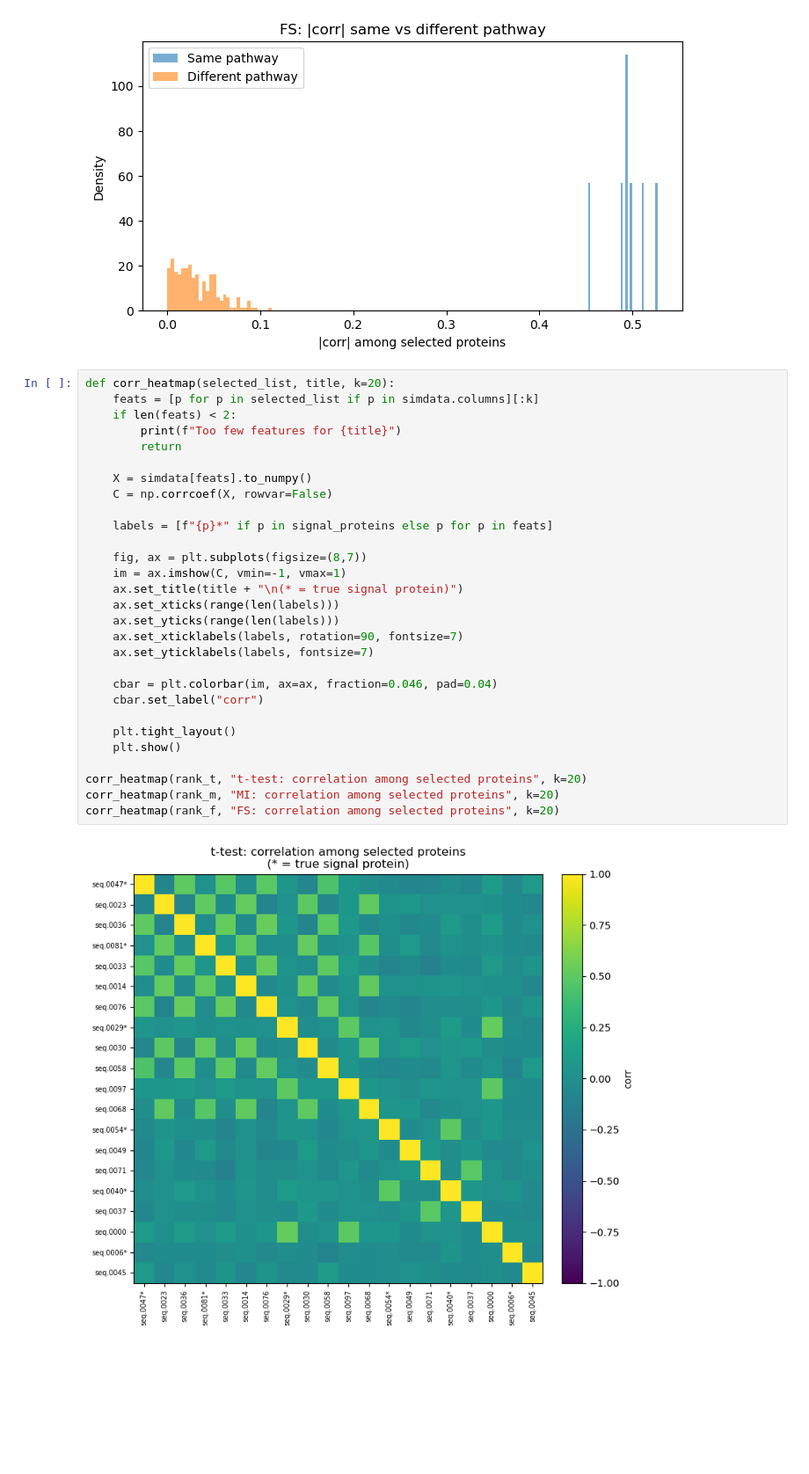
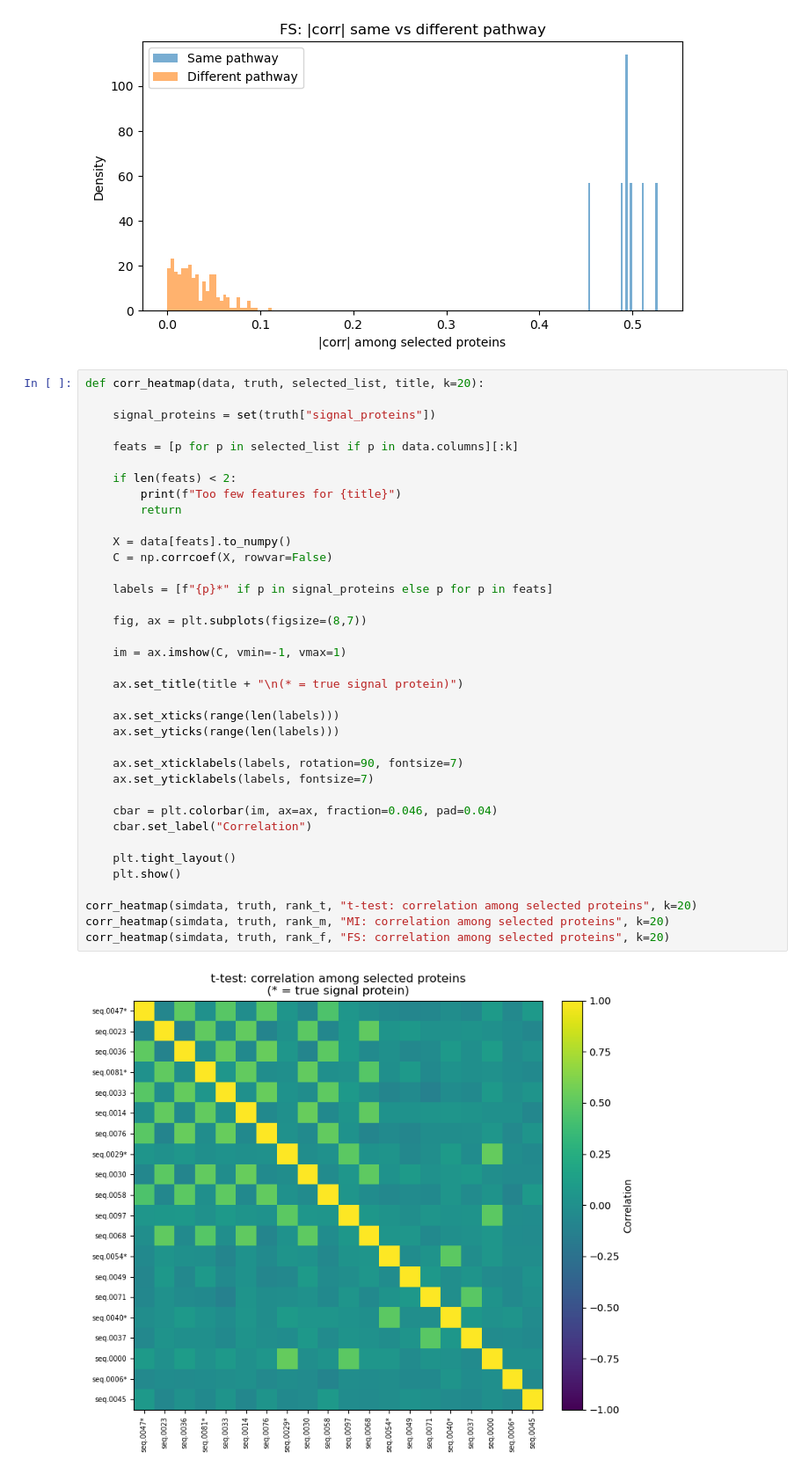
Before and after one commit to andreasjak/MSc26_Proteomics, a Jupyter notebook: notebooks/06_eda_simdata.ipynb, the cells around one changed output. Shown at 88% size. Cells and saved outputs as stored; diff of their text form; blank space fills up the shorter version.

```diff
--- a/notebooks/06_eda_simdata.ipynb
+++ b/notebooks/06_eda_simdata.ipynb
@@ -794,33 +796,41 @@ corr_same_vs_diff(rank_f, "FS: |corr| same vs different pathway", k=20)
 [figure]
 [figure]
 # %%
-def corr_heatmap(selected_list, title, k=20):
-    feats = [p for p in selected_list if p in simdata.columns][:k]
+def corr_heatmap(data, truth, selected_list, title, k=20):
+
+    signal_proteins = set(truth["signal_proteins"])
+
+    feats = [p for p in selected_list if p in data.columns][:k]
+
     if len(feats) < 2:
         print(f"Too few features for {title}")
         return
 
-    X = simdata[feats].to_numpy()
+    X = data[feats].to_numpy()
     C = np.corrcoef(X, rowvar=False)
 
     labels = [f"{p}*" if p in signal_proteins else p for p in feats]
 
     fig, ax = plt.subplots(figsize=(8,7))
+
     im = ax.imshow(C, vmin=-1, vmax=1)
+
     ax.set_title(title + "\n(* = true signal protein)")
+
     ax.set_xticks(range(len(labels)))
     ax.set_yticks(range(len(labels)))
+
     ax.set_xticklabels(labels, rotation=90, fontsize=7)
     ax.set_yticklabels(labels, fontsize=7)
 
     cbar = plt.colorbar(im, ax=ax, fraction=0.046, pad=0.04)
-    cbar.set_label("corr")
+    cbar.set_label("Correlation")
 
     plt.tight_layout()
     plt.show()
 
-corr_heatmap(rank_t, "t-test: correlation among selected proteins", k=20)
-corr_heatmap(rank_m, "MI: correlation among selected proteins", k=20)
-corr_heatmap(rank_f, "FS: correlation among selected proteins", k=20)
+corr_heatmap(simdata, truth, rank_t, "t-test: correlation among selected proteins", k=20)
+corr_heatmap(simdata, truth, rank_m, "MI: correlation among selected proteins", k=20)
+corr_heatmap(simdata, truth, rank_f, "FS: correlation among selected proteins", k=20)
 # %% [output]
-[figure, old version]
+[figure, new version]
```
Also changed, not shown: parts of 11 cells of this notebook, 11 other files.
